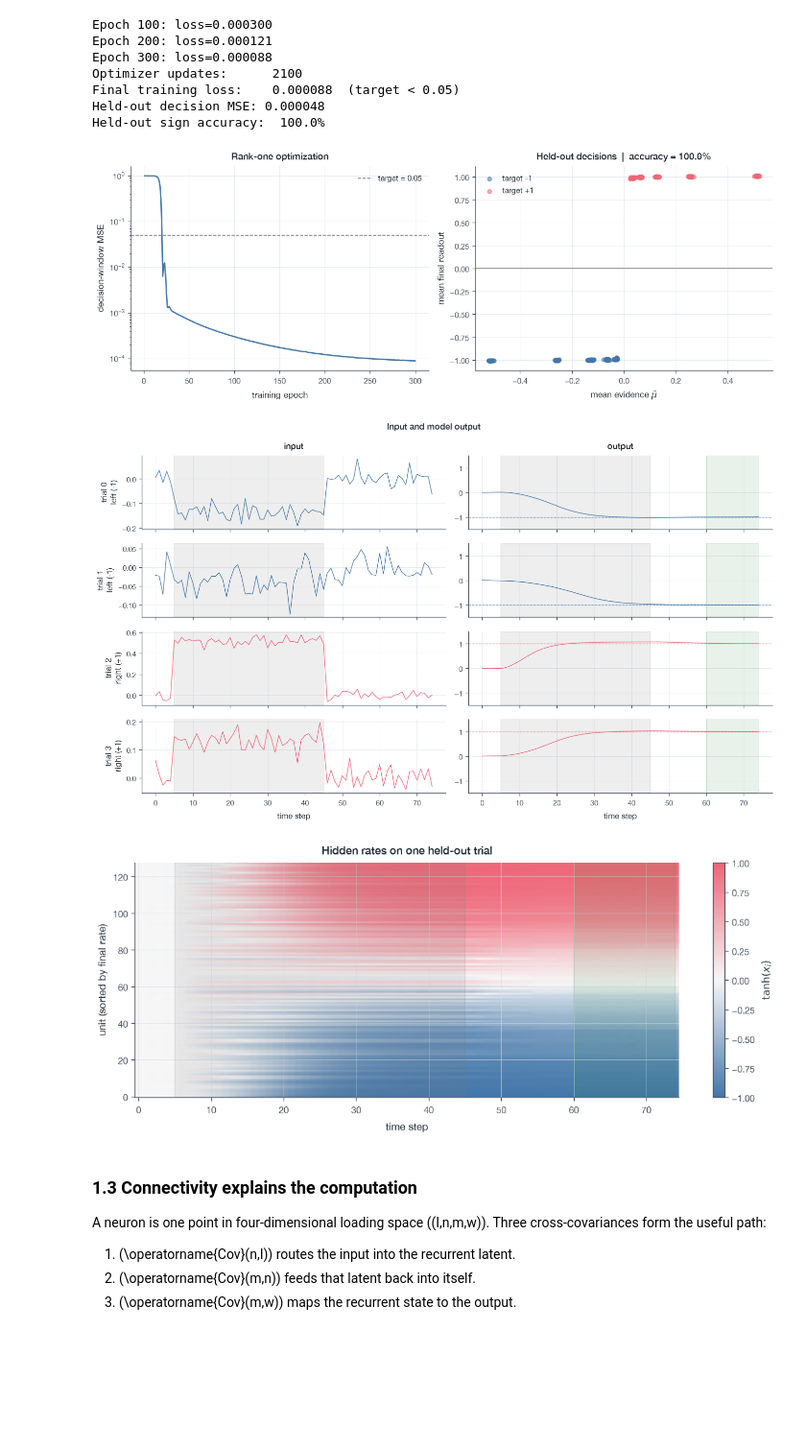
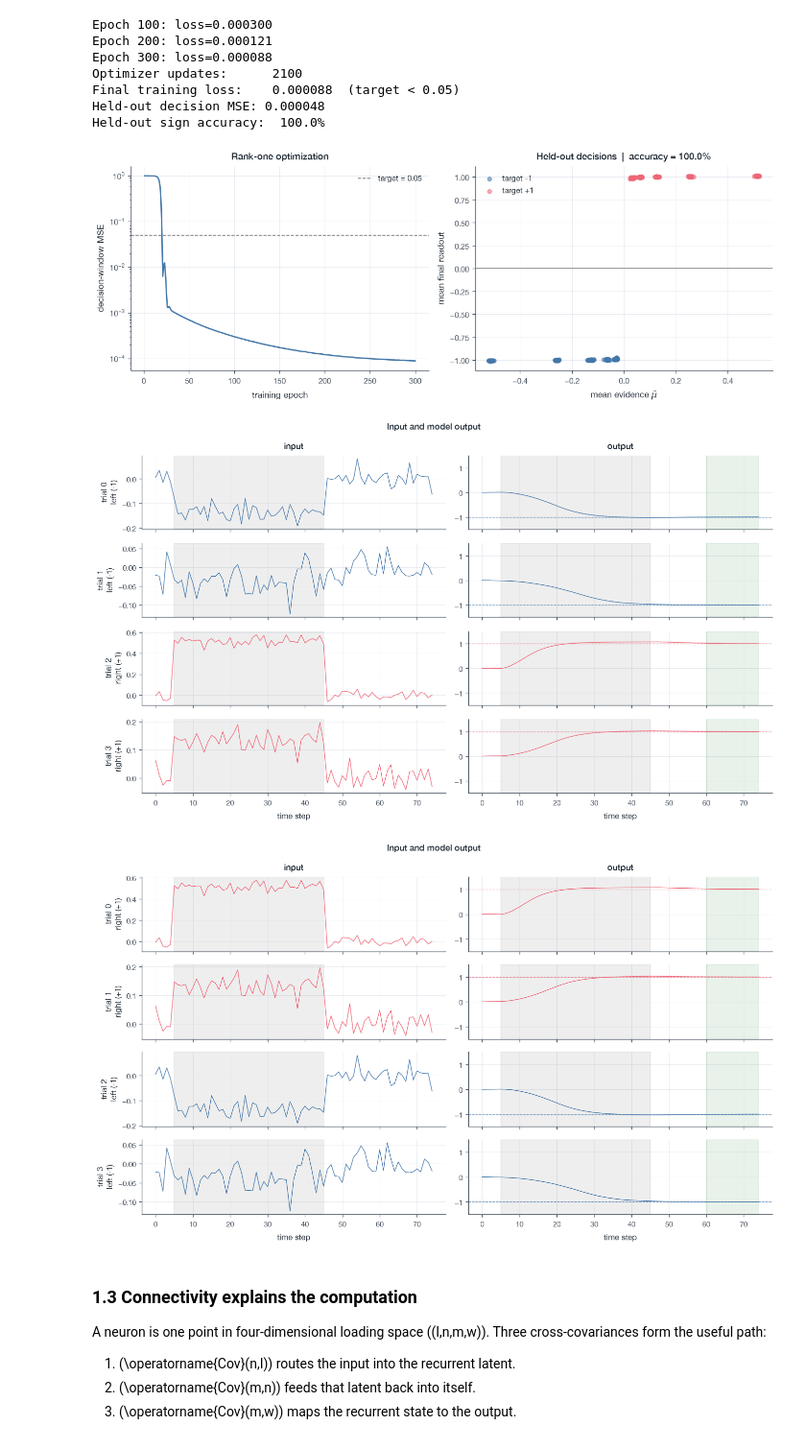
Before and after one commit to arjunpur/low-rank-rnn, a Jupyter notebook: final.ipynb, the cells around one changed output. Shown at 96% size. Drawn from its saved outputs; the diff is of its cells as text; code cells hidden in the pictures; blank space fills up the shorter version.

Commit message:
More progress on the report

```diff
--- a/final.ipynb
+++ b/final.ipynb
@@ -57,6 +69,7 @@ signal is visible without making it trainable.
   reduced circuit cannot be tested on the task.
 # %%
 from math import ceil
+from pathlib import Path
 
 import matplotlib.pyplot as plt
 import numpy as np
@@ -76,6 +89,17 @@ from low_rank_rnn.training import (
 plotting.set_plot_style()
 BASE_SEED = 2026
 NUM_UNITS = 128
+TASK_MSE_THRESHOLD = 5e-3
+NUM_GAUSSIAN_NETWORKS = 10
+REPORT_FIGURE_DIRECTORY = Path("report/figures")
+
+
+def save_report_figure(figure: plt.Figure, filename: str) -> Path:
+    """Save a notebook figure as a vector PDF for the LaTeX report."""
+    REPORT_FIGURE_DIRECTORY.mkdir(parents=True, exist_ok=True)
+    output_path = REPORT_FIGURE_DIRECTORY / filename
+    figure.savefig(output_path, format="pdf")
+    return output_path
 # %% [markdown]
 ## 1. Rank-one perceptual decision-making
 
@@ -204,36 +232,51 @@ Held-out decision MSE: 0.000048
 Held-out sign accuracy:  100.0%
 # %%
 stimulus_estimates = decision_task.mean_stimulus(rank1_test_inputs)
-plotting.plot_decision_summary(
+rank1_training_summary_figure, _ = plotting.plot_decision_summary(
     rank1_losses,
     stimulus_estimates,
     rank1_decisions,
     rank1_test_labels,
     accuracy=rank1_accuracy,
     loss_threshold=5e-2,
 )
+save_report_figure(
+    rank1_training_summary_figure,
+    "rank1-training-summary.pdf",
+)
 plt.show()
 
 positive_examples = np.flatnonzero(rank1_test_labels > 0)[:2]
 negative_examples = np.flatnonzero(rank1_test_labels < 0)[:2]
 rank1_examples = np.concatenate((negative_examples, positive_examples))
-plotting.plot_trial_outputs(
+rank1_input_output_figure, _ = plotting.plot_trial_outputs(
     rank1_test_inputs[rank1_examples],
     rank1_test_labels[rank1_examples],
     rank1_outputs[rank1_examples],
     decision_steps=RANK1_DECISION_STEPS,
 )
+save_report_figure(
+    rank1_input_output_figure,
+    "rank1-input-output-examples.pdf",
+)
 plt.show()
 
-plotting.plot_hidden_rates(
-    rank1_states[rank1_examples[0]],
+rank1_training_examples = np.concatenate((positive_examples, negative_examples))
+rank1_training_input_output_figure, _ = plotting.plot_trial_outputs(
+    rank1_test_inputs[rank1_training_examples],
+    rank1_test_labels[rank1_training_examples],
+    rank1_outputs[rank1_training_examples],
     decision_steps=RANK1_DECISION_STEPS,
 )
+save_report_figure(
+    rank1_training_input_output_figure,
+    "rank1-training-input-output.pdf",
+)
 plt.show()
 # %% [output]
 [figure]
 [figure]
-[figure, old version]
+[figure, new version]
 # %% [markdown]
 ### 1.3 Connectivity explains the computation
 
```
Also changed, not shown: parts of 59 cells of this notebook, 26 other files.
